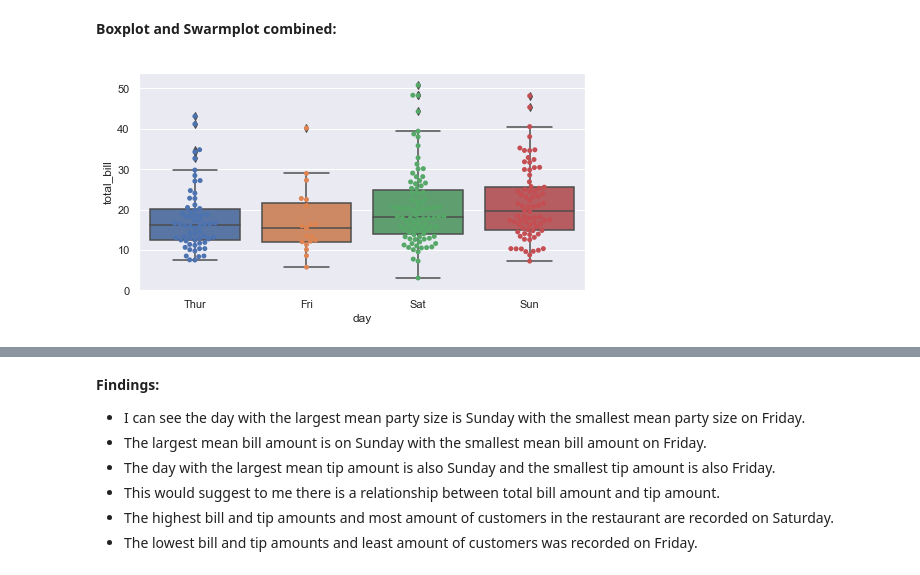
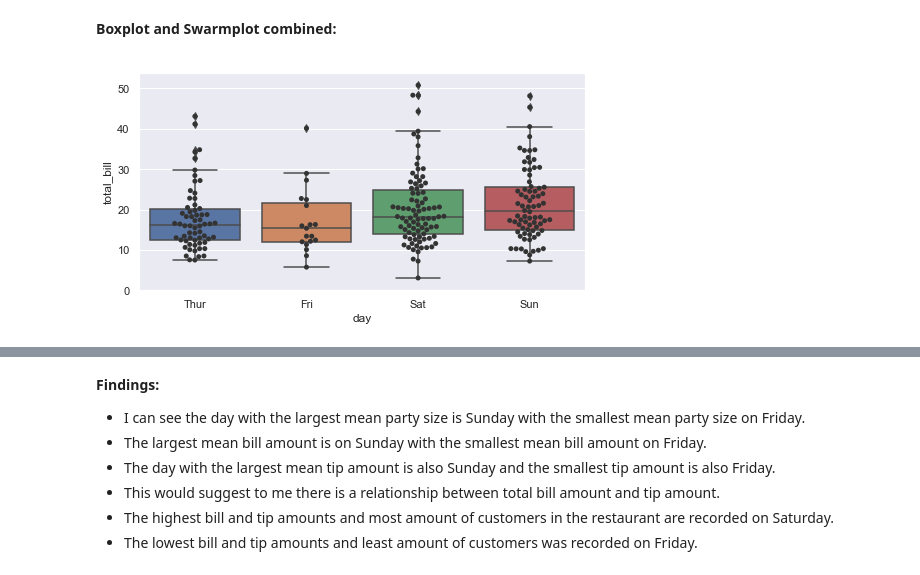
Before and after one commit to johndunne2019/Fundamentals-of-Data-Analysis-Project-2019, a Jupyter notebook: Tips-Dataset.ipynb, the cells around one changed output, grey strips where cells are left out. Cells and saved outputs as stored; diff of their text form; code cells hidden in the pictures.

```diff
--- a/Tips-Dataset.ipynb
+++ b/Tips-Dataset.ipynb
@@ -1333,7 +1354,8 @@ sns.boxplot(x="day", y="total_bill", data=tips)
 **Boxplot and Swarmplot combined:**
 # %%
 box = sns.boxplot(x="day", y="total_bill", data=tips)
-swarm = sns.swarmplot(x="day", y="total_bill", data=tips)
+swarm = sns.swarmplot(x="day", y="total_bill", data=tips, color=".2")
 # I saw an exmaple of this in the seaborn.boxplot documentation: https://seaborn.pydata.org/generated/seaborn.boxplot.html#seaborn.boxplot
+# I sourced the parameter- color=".2" from an example here: https://seaborn.pydata.org/generated/seaborn.swarmplot.html#seaborn.swarmplot
 # %% [output]
-[figure, old version]
+[figure, new version]
```
Also changed, not shown: parts of 26 cells of this notebook.
